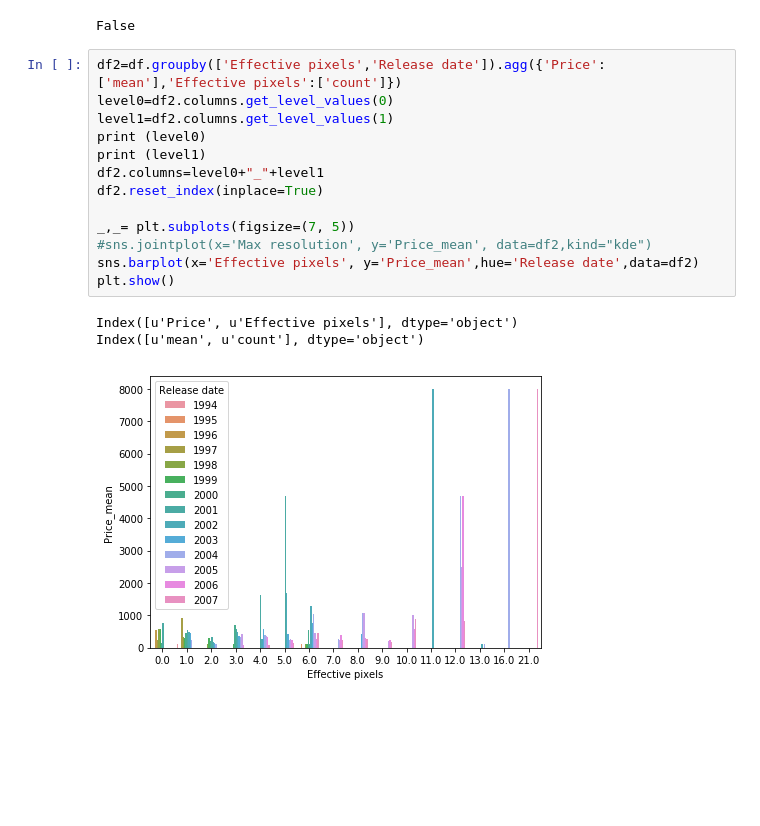
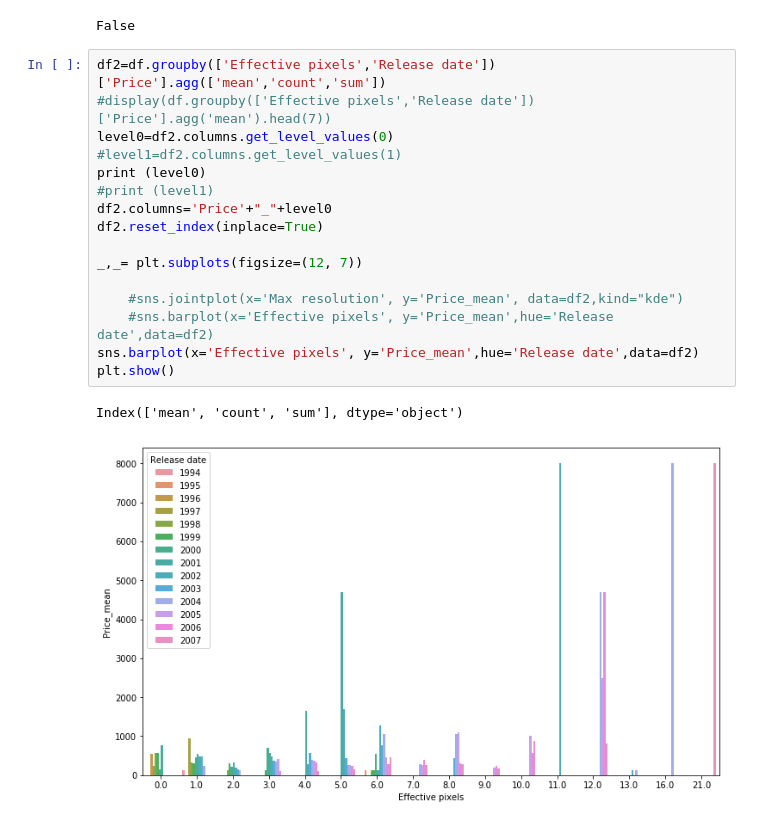
Before and after one commit to sudip06/CameraPrices, a Jupyter notebook: Untitled.ipynb, the cells around one changed output. Cells and saved outputs as stored; diff of their text form; blank space fills up the shorter version.

```diff
--- a/Untitled.ipynb
+++ b/Untitled.ipynb
@@ -132,19 +134,21 @@ df['Effective pixels'].isnull().any()
 # %% [output]
 False
 # %%
-df2=df.groupby(['Effective pixels','Release date']).agg({'Price':['mean'],'Effective pixels':['count']})
+df2=df.groupby(['Effective pixels','Release date'])['Price'].agg(['mean','count','sum'])
+#display(df.groupby(['Effective pixels','Release date'])['Price'].agg('mean').head(7))
 level0=df2.columns.get_level_values(0)
-level1=df2.columns.get_level_values(1)
+#level1=df2.columns.get_level_values(1)
 print (level0)
-print (level1)
-df2.columns=level0+"_"+level1
+#print (level1)
+df2.columns='Price'+"_"+level0
 df2.reset_index(inplace=True)
 
-_,_= plt.subplots(figsize=(7, 5))
-#sns.jointplot(x='Max resolution', y='Price_mean', data=df2,kind="kde")
+_,_= plt.subplots(figsize=(12, 7))
+
+    #sns.jointplot(x='Max resolution', y='Price_mean', data=df2,kind="kde")
+    #sns.barplot(x='Effective pixels', y='Price_mean',hue='Release date',data=df2)
 sns.barplot(x='Effective pixels', y='Price_mean',hue='Release date',data=df2)
 plt.show()
 # %% [output]
-Index([u'Price', u'Effective pixels'], dtype='object')
-Index([u'mean', u'count'], dtype='object')
+Index(['mean', 'count', 'sum'], dtype='object')
-[figure, old version]
+[figure, new version]
```
Also changed, not shown: parts of 9 cells of this notebook.
